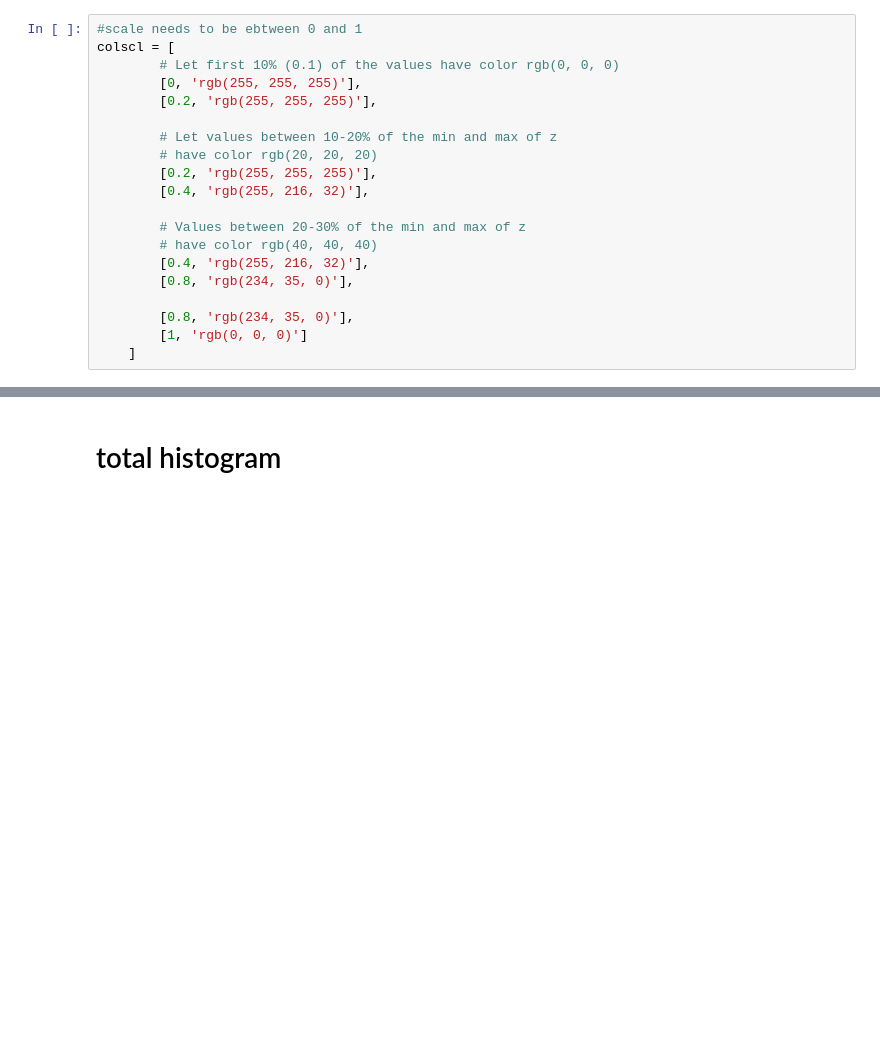
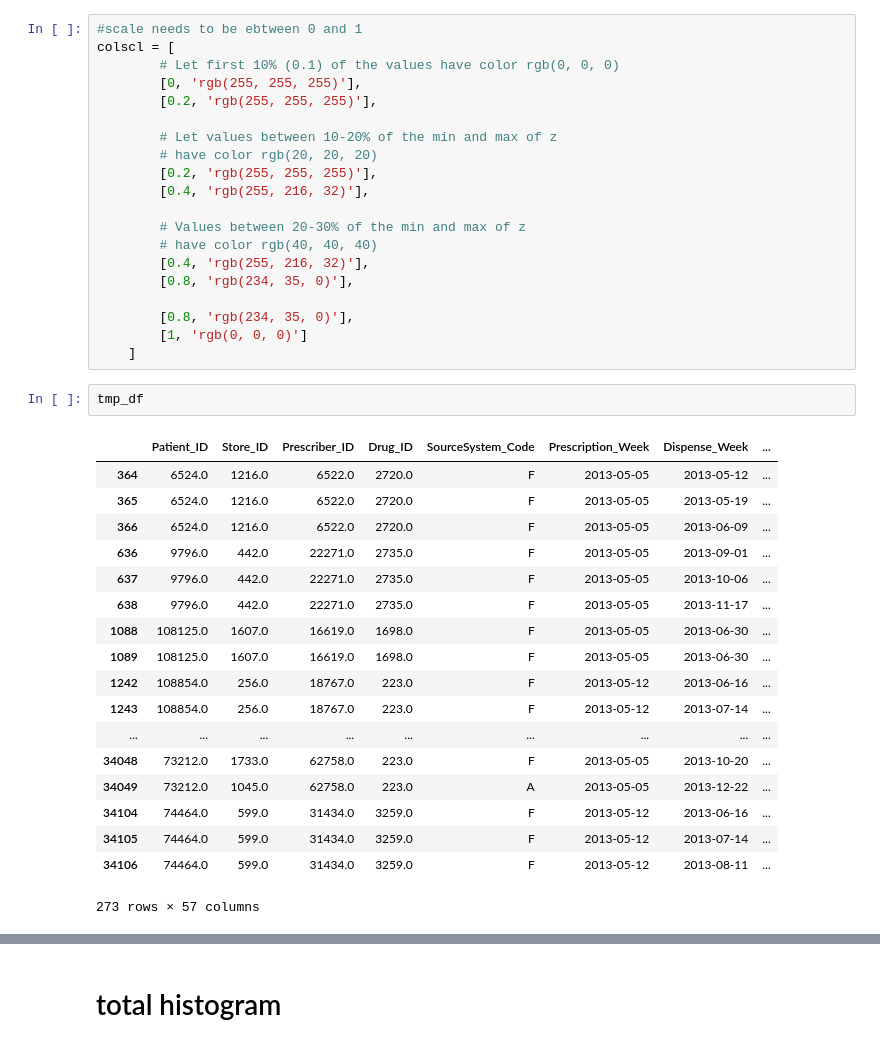
Before and after one commit to smstojanovic/iSel_MelbDatathon2017, a Jupyter notebook: steve/python plotly drug location animation.ipynb, the cells around one changed output, grey strips where cells are left out. Drawn from its saved outputs; the diff is of its cells as text; blank space fills up the shorter version.

```diff
--- a/steve/python plotly drug location animation.ipynb
+++ b/steve/python plotly drug location animation.ipynb
@@ -209,6 +228,27 @@ colscl = [
         [0.8, 'rgb(234, 35, 0)'],
         [1, 'rgb(0, 0, 0)']
     ]
+# %%
+tmp_df
+# %% [output]
+|  | Patient_ID | Store_ID | Prescriber_ID | Drug_ID | SourceSystem_Code | Prescription_Week | Dispense_Week | ... |
+| 364 | 6524.0 | 1216.0 | 6522.0 | 2720.0 | F | 2013-05-05 | 2013-05-12 | ... |
+| 365 | 6524.0 | 1216.0 | 6522.0 | 2720.0 | F | 2013-05-05 | 2013-05-19 | ... |
+| 366 | 6524.0 | 1216.0 | 6522.0 | 2720.0 | F | 2013-05-05 | 2013-06-09 | ... |
+| 636 | 9796.0 | 442.0 | 22271.0 | 2735.0 | F | 2013-05-05 | 2013-09-01 | ... |
+| 637 | 9796.0 | 442.0 | 22271.0 | 2735.0 | F | 2013-05-05 | 2013-10-06 | ... |
+| 638 | 9796.0 | 442.0 | 22271.0 | 2735.0 | F | 2013-05-05 | 2013-11-17 | ... |
+| 1088 | 108125.0 | 1607.0 | 16619.0 | 1698.0 | F | 2013-05-05 | 2013-06-30 | ... |
+| 1089 | 108125.0 | 1607.0 | 16619.0 | 1698.0 | F | 2013-05-05 | 2013-06-30 | ... |
+| 1242 | 108854.0 | 256.0 | 18767.0 | 223.0 | F | 2013-05-12 | 2013-06-16 | ... |
+| 1243 | 108854.0 | 256.0 | 18767.0 | 223.0 | F | 2013-05-12 | 2013-07-14 | ... |
+| ... | ... | ... | ... | ... | ... | ... | ... | ... |
+| 34048 | 73212.0 | 1733.0 | 62758.0 | 223.0 | F | 2013-05-05 | 2013-10-20 | ... |
+| 34049 | 73212.0 | 1045.0 | 62758.0 | 223.0 | A | 2013-05-05 | 2013-12-22 | ... |
+| 34104 | 74464.0 | 599.0 | 31434.0 | 3259.0 | F | 2013-05-12 | 2013-06-16 | ... |
+| 34105 | 74464.0 | 599.0 | 31434.0 | 3259.0 | F | 2013-05-12 | 2013-07-14 | ... |
+| 34106 | 74464.0 | 599.0 | 31434.0 | 3259.0 | F | 2013-05-12 | 2013-08-11 | ... |
+273 rows × 57 columns
 # %%
 
 data_pts = []
```
Also changed, not shown: parts of 13 cells of this notebook.
